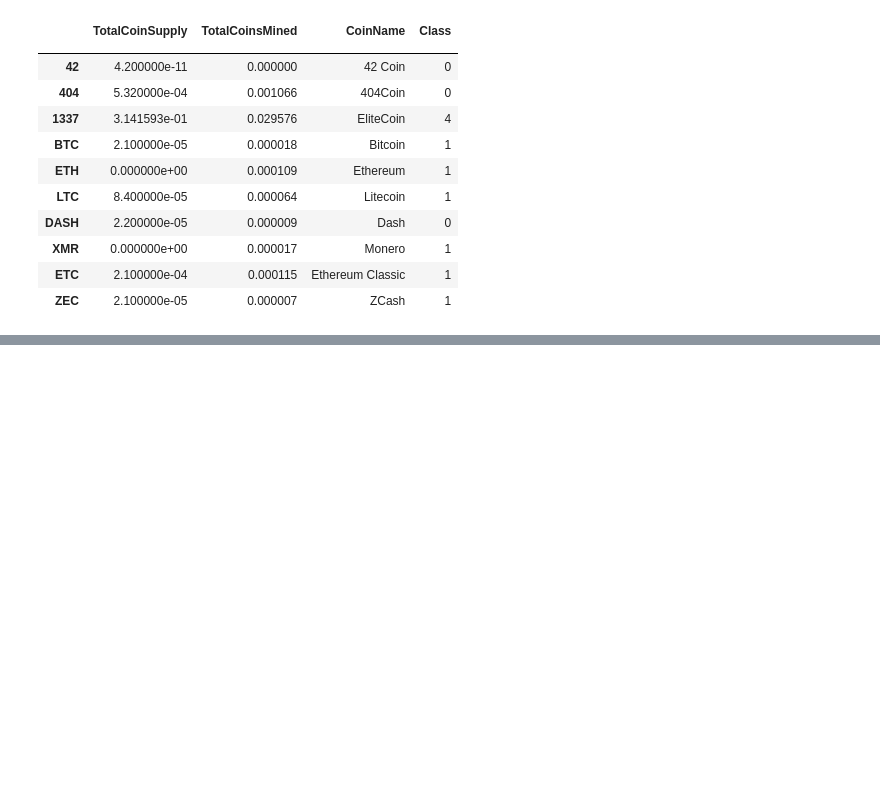
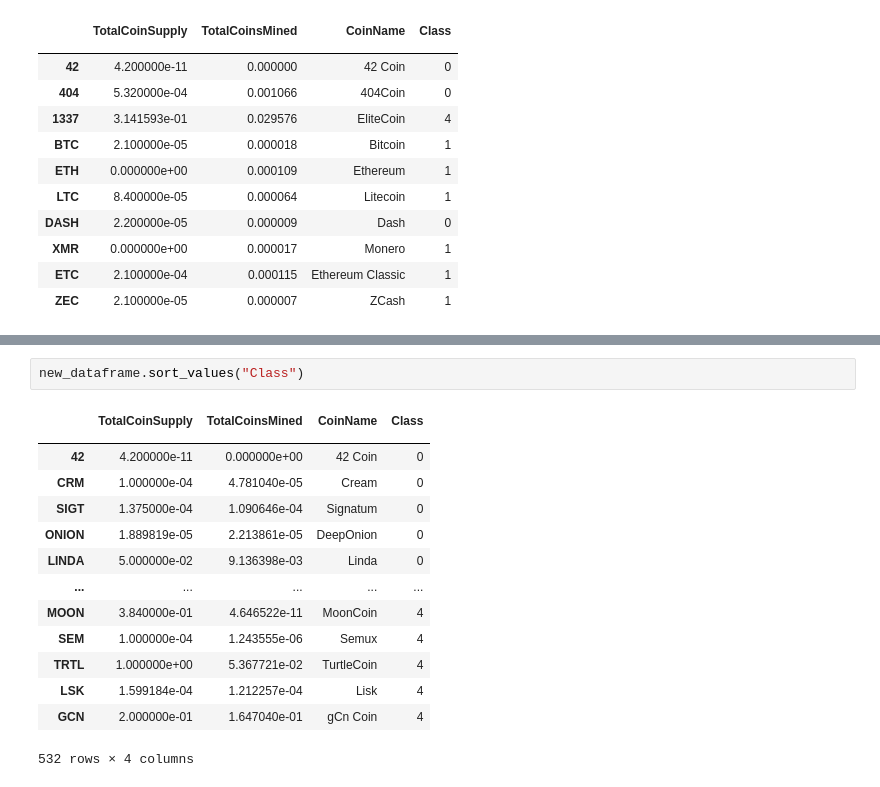
Before and after one commit to willmino/Cryptocurrencies, a Jupyter notebook: crypto_clustering.ipynb, the cells around one changed output, grey strips where cells are left out. Saved outputs shown, nothing was run; the diff lists cells and outputs as text; blank space fills up the shorter version.

```diff
--- a/crypto_clustering.ipynb
+++ b/crypto_clustering.ipynb
@@ -343,3 +343,20 @@ new_dataframe.head(10)
 new_dataframe.hvplot.scatter(x='TotalCoinsMined', y='TotalCoinSupply',by='Class', hover_cols = 'CoinName')
 # %% [output]
 [interactive output not drawn]
+# %%
+new_dataframe.sort_values("Class")
+# %% [output]
+|  | TotalCoinSupply | TotalCoinsMined | CoinName | Class |
+|  |  |  |  |  |
+| 42 | 4.200000e-11 | 0.000000e+00 | 42 Coin | 0 |
+| CRM | 1.000000e-04 | 4.781040e-05 | Cream | 0 |
+| SIGT | 1.375000e-04 | 1.090646e-04 | Signatum | 0 |
+| ONION | 1.889819e-05 | 2.213861e-05 | DeepOnion | 0 |
+| LINDA | 5.000000e-02 | 9.136398e-03 | Linda | 0 |
+| ... | ... | ... | ... | ... |
+| MOON | 3.840000e-01 | 4.646522e-11 | MoonCoin | 4 |
+| SEM | 1.000000e-04 | 1.243555e-06 | Semux | 4 |
+| TRTL | 1.000000e+00 | 5.367721e-02 | TurtleCoin | 4 |
+| LSK | 1.599184e-04 | 1.212257e-04 | Lisk | 4 |
+| GCN | 2.000000e-01 | 1.647040e-01 | gCn Coin | 4 |
+532 rows × 4 columns
```
Also changed, not shown: parts of 3 cells of this notebook, 2 other files.
